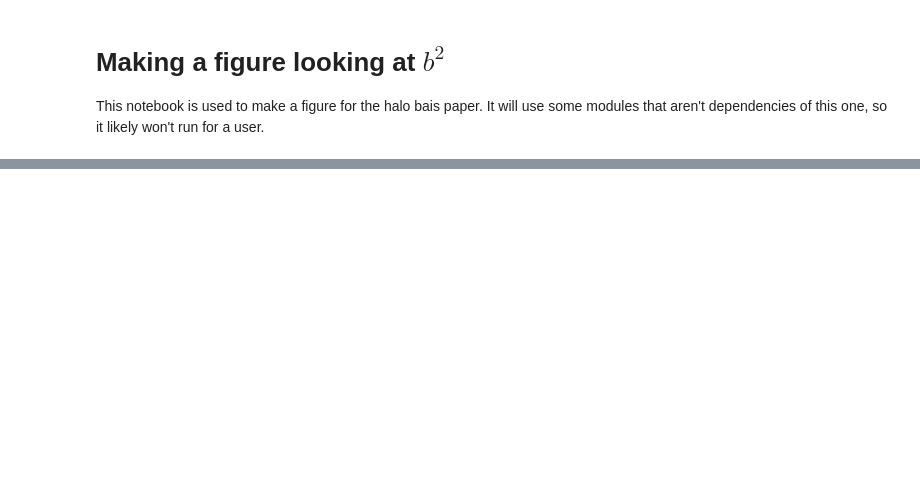
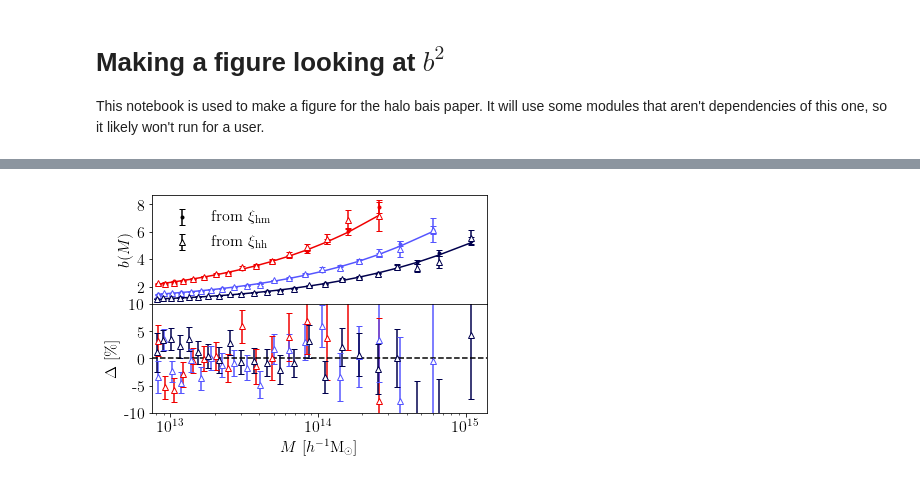
Before and after one commit to AemulusProject/bias_emulator, a Jupyter notebook: notebooks/Halo-halo bias figure for paper.ipynb, the cells around one changed output, grey strips where cells are left out. Cells and saved outputs as stored; diff of their text form; code cells hidden in the pictures; blank space fills up the shorter version.

```diff
--- a/notebooks/Halo-halo bias figure for paper.ipynb
+++ b/notebooks/Halo-halo bias figure for paper.ipynb
@@ -33,13 +33,26 @@ hmf_emu = hmf_emulator.hmf_emulator()
 hmf_emu.set_cosmology(cosmo_dict)
 # %%
 #Make a function to get halo data
-def get_halo_data(snap):
-    _, Mlos, Mhis, Masses = np.loadtxt(datapath+"MedBox000_Z%d_halo_means_hmcf.txt"%snap,
+def get_halo_data(snap, auto=False):
+    datapath = "./data_for_plots/"
+    _, Mlos, Mhis, Masses = np.loadtxt(datapath+"Box000_Z%d_halo_means_hmcf.txt"%snap,
                                        unpack=True)
     Mhis[-1] = 10**16.5
     return Mlos, Mhis, Masses
 
 redshifts = 1./AD.scale_factors() - 1
+colors = [plt.get_cmap("seismic")(ci) for ci in np.linspace(1.0, 0.0, len(redshifts))]
+# %%
+def get_bias_data(snap, auto=False):
+    datapath = "./data_for_plots/"
+    inpath = datapath+"Box000_Z%d_DS50_linearbias.txt"%snap
+    if auto:
+        inpath = datapath+"Box000_Z%d_DS50_auto_linearbias.txt"%snap
+    _, _, _, b, be = np.loadtxt(inpath, unpack=True)
+    if auto:
+        b = np.sqrt(b)
+        be = be/(2*b)
+    return b, be
 # %%
 #Write a function to get the correct bin-averaged bias
 def bin_ave_biases_in_snap(snap):
@@ -49,7 +62,7 @@ def bin_ave_biases_in_snap(snap):
     Marr = np.logspace(np.log10(Mlos[0]), np.log10(Mhis[-1]), 1000)
     lnMarr = np.log(Marr)
     bias_at_Marr = bias_emu.bias(Marr, redshifts[snap])
-    dndM_at_Marr = hmf_emu.dndM(Marr, redshift[snap])
+    dndM_at_Marr = hmf_emu.dndM(Marr, redshifts[snap])
 
     bhmf_spl = IUS(lnMarr, bias_at_Marr*dndM_at_Marr*Marr)
     hmf_spl = IUS(lnMarr, dndM_at_Marr*Marr)
@@ -86,3 +99,42 @@ def bin_ave_b2_in_snap(snap):
         den = hmf_spl.integral(lnMlos[i], lnMhis[i])
         output[i] = num/den
     return output
+# %%
+fig, ax = plt.subplots(ncols=1, nrows=2, sharex=True)#, figsize=(9,4))
+plt.subplots_adjust(hspace=0.0)
+ax[0].set_xscale('log')
+ax[0].set_ylabel(r"$b(M)$")
+ax[1].set_ylabel(r"$\Delta\ [\%]$")
+ax[1].set_xlabel(r"$M\ [h^{-1}{\rm M_\odot}]$")
+ax[1].set_ylim(-10, 10)
+ax[0].set_yticks([2,4,6,8])
+ax[0].set_yticklabels([2,4,6,8])
+ax[1].set_yticks([-10, -5, 0, 5, 10])
+ax[1].set_yticklabels([-10, -5, 0, 5, 10])
+snaps = [2,6,9]
+MS = 6 #markersize
+for snap in snaps:
+    _, _, M = get_halo_data(snap)
+
+    bm = bin_ave_biases_in_snap(snap)
+    ax[0].plot(M, bm, c=colors[snap], zorder=-1)
+
+    b_data1, be_data1 = get_bias_data(snap, auto=False)
+    ax[0].errorbar(M, b_data1, be_data1, c=colors[snap], ls='', marker='.', markersize=MS)
+    #ax[1].errorbar(M, (b_data1-bm)/bm*100, be_data1/bm*100, c=colors[snap], ls='', marker='.', markersize=MS)
+
+    b_data2, be_data2 = get_bias_data(snap, auto=True)
+    ax[0].errorbar(M, b_data2, be_data2, c=colors[snap], ls='', marker='^', mfc='w', markersize=MS)
+    #ax[1].errorbar(M, (b_data2-bm)/bm*100, be_dat2a/bm*100, c=colors[snap], ls='', marker='^', mfc="w", markersize=MS)
+    err = np.sqrt((be_data2**2/b_data1**2) + be_data1**2*(b_data2**2/b_data1**4))*100
+    ax[1].errorbar(M, (b_data2-b_data1)/b_data1*100, err, c=colors[snap], ls='', marker='^', mfc="w", markersize=MS)
+
+ax[0].errorbar([],[], [], c='k', ls='', marker='.', markersize=MS, label=r"from $\xi_{\rm hm}$")
+ax[0].errorbar([],[], [], c='k', ls='', marker='^', mfc='w', markersize=MS, label=r"from $\xi_{\rm hh}$")
+ax[0].legend(frameon=False)
+ax[1].axhline(0, c='k', ls='--')
+xlims = ax[0].get_xlim()
+_ = ax[0].set_xlim((7.5e12, xlims[1]))
+plt.savefig("hh_vs_hm_box0.pdf",)
+# %% [output]
+[figure, added]
```
Also changed, not shown: parts of 2 cells of this notebook, 16 other files.
